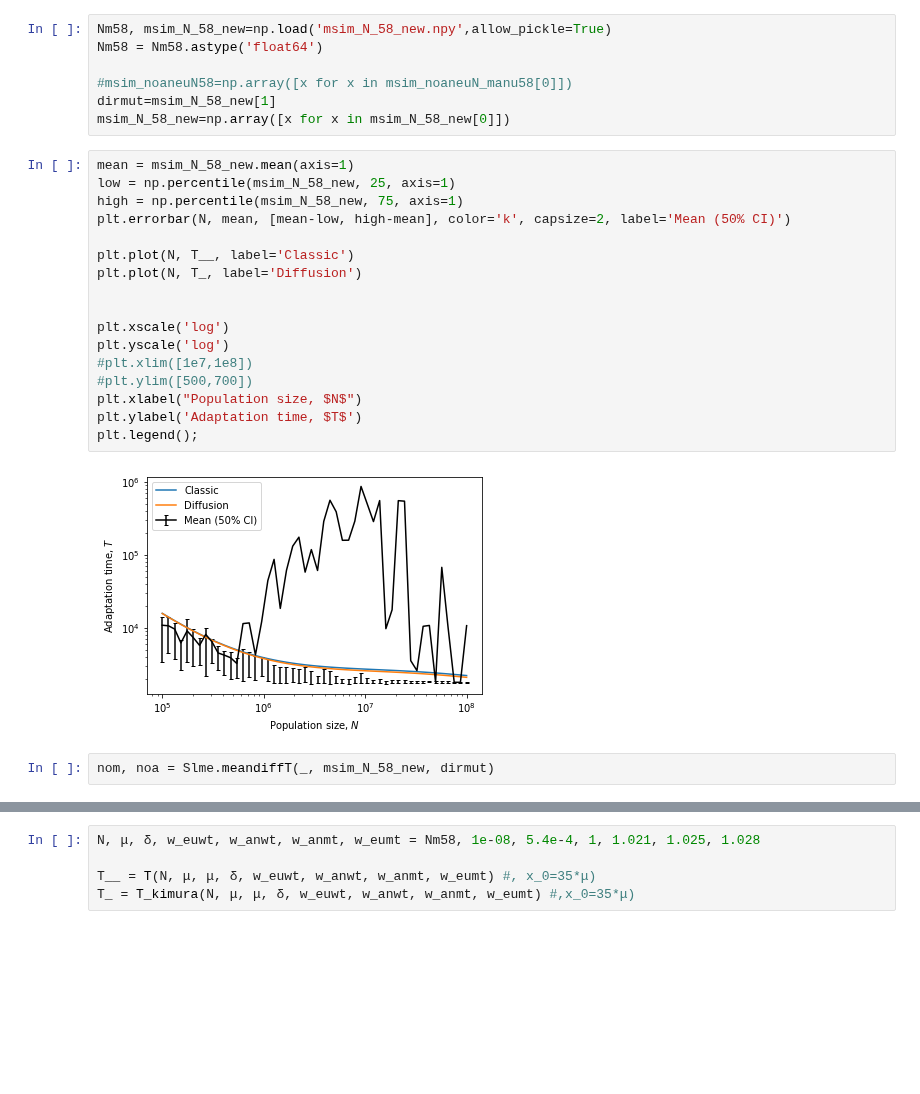
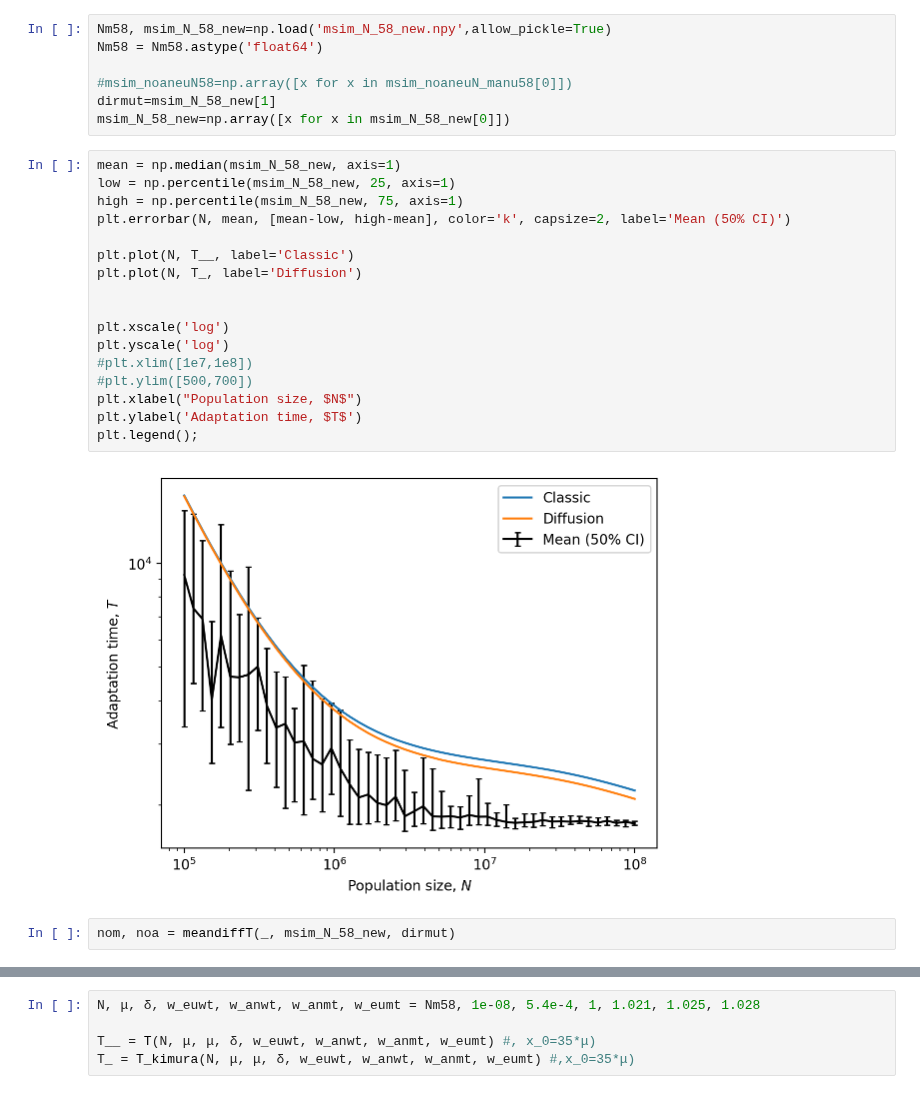
Before and after one commit to yoavram-lab/Heatrisomy, a Jupyter notebook: notebooks_mp/full_model.ipynb, the cells around one changed output, grey strips where cells are left out. Drawn from its saved outputs; the diff is of its cells as text; blank space fills up the shorter version.

```diff
--- a/notebooks_mp/full_model.ipynb
+++ b/notebooks_mp/full_model.ipynb
@@ -216,26 +241,26 @@ Nm58 = Nm58.astype('float64')
 dirmut=msim_N_58_new[1]
 msim_N_58_new=np.array([x for x in msim_N_58_new[0]])
 # %%
-mean = msim_N_58_new.mean(axis=1)
+mean = np.median(msim_N_58_new, axis=1)
 low = np.percentile(msim_N_58_new, 25, axis=1)
 high = np.percentile(msim_N_58_new, 75, axis=1)
 plt.errorbar(N, mean, [mean-low, high-mean], color='k', capsize=2, label='Mean (50% CI)')
 
 plt.plot(N, T__, label='Classic')
 plt.plot(N, T_, label='Diffusion')
 
 
 plt.xscale('log')
 plt.yscale('log')
 #plt.xlim([1e7,1e8])
 #plt.ylim([500,700])
 plt.xlabel("Population size, $N$")
 plt.ylabel('Adaptation time, $T$')
 plt.legend();
 # %% [output]
-[figure, old version]
+[figure, new version]
 # %%
-nom, noa = Slme.meandiffT(_, msim_N_58_new, dirmut)
+nom, noa = meandiffT(_, msim_N_58_new, dirmut)
 # %%
 plt.plot(N, noa, 'o', label='no aneuploidy')
 plt.plot(N, nom, 'o', label='no mutation')
```
Also changed, not shown: parts of 12 cells of this notebook.
